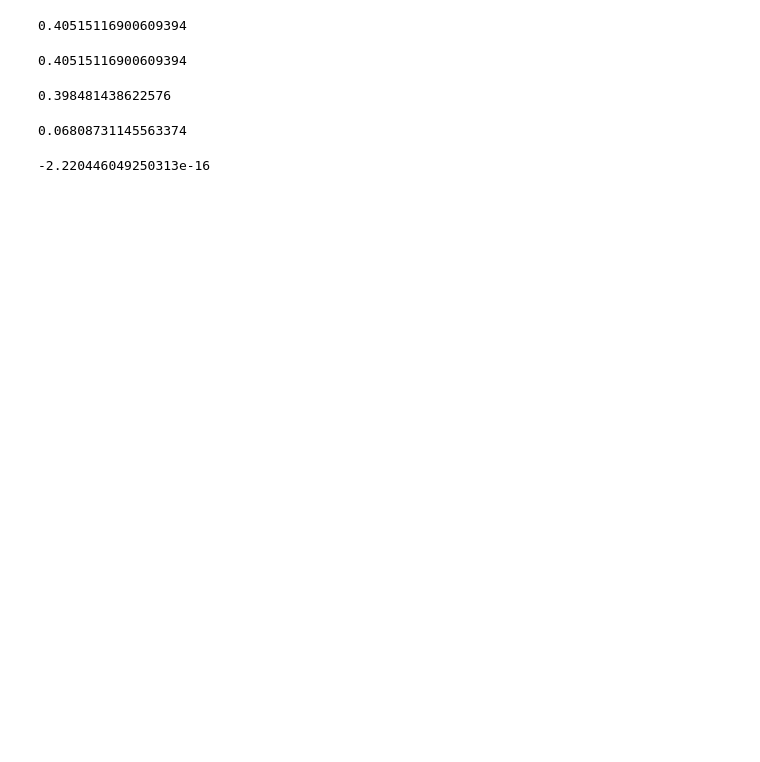
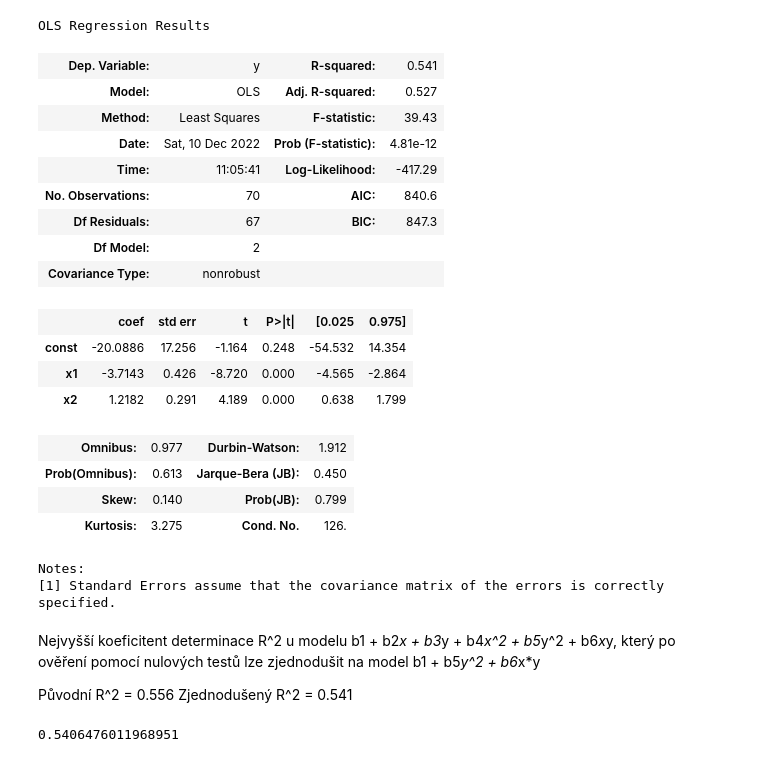
Before and after one commit to DI3GOcze/School-MSP-project, a Jupyter notebook: task2.ipynb, the cells around one changed output. Cells and saved outputs as stored; diff of their text form; code cells hidden in the pictures; blank space fills up the shorter version.

```diff
--- a/task2.ipynb
+++ b/task2.ipynb
@@ -29,0 +80,7 @@ print(model.rsquared)
+# %%
+# Z = b1 + b2*x + b3*y + b4*x^2 + b5*y^2 + b6*x*y
+F = np.column_stack((y, y**2, x*y))
+F = sm.add_constant(F)
+
+model = sm.OLS(z, F).fit()
+display(model.summary())
@@ -30,44 +109,43 @@ print(model.rsquared)
 # %%
-# Z = b1 + b2*x + b3*y + b4*x^2
-F = np.column_stack((x,y, x**2))
+# Z = b1 + b2*x + b3*y + b4*x^2 + b5*y^2 + b6*x*y
+F = np.column_stack((y**2, x*y))
 F = sm.add_constant(F)
 
 model = sm.OLS(z, F).fit()
-print(model.rsquared)
+display(model.summary())
 # %% [output]
-0.40515116900609394
+OLS Regression Results
+| Dep. Variable: | y | R-squared: | 0.541 |
+| Model: | OLS | Adj. R-squared: | 0.527 |
+| Method: | Least Squares | F-statistic: | 39.43 |
+| Date: | Sat, 10 Dec 2022 | Prob (F-statistic): | 4.81e-12 |
+| Time: | 11:05:41 | Log-Likelihood: | -417.29 |
+| No. Observations: | 70 | AIC: | 840.6 |
+| Df Residuals: | 67 | BIC: | 847.3 |
+| Df Model: | 2 |  |  |
+| Covariance Type: | nonrobust |  |  |
+|  | coef | std err | t | P>|t| | [0.025 | 0.975] |
+| const | -20.0886 | 17.256 | -1.164 | 0.248 | -54.532 | 14.354 |
+| x1 | -3.7143 | 0.426 | -8.720 | 0.000 | -4.565 | -2.864 |
+| x2 | 1.2182 | 0.291 | 4.189 | 0.000 | 0.638 | 1.799 |
+| Omnibus: | 0.977 | Durbin-Watson: | 1.912 |
+| Prob(Omnibus): | 0.613 | Jarque-Bera (JB): | 0.450 |
+| Skew: | 0.140 | Prob(JB): | 0.799 |
+| Kurtosis: | 3.275 | Cond. No. | 126. |
+Notes:
+[1] Standard Errors assume that the covariance matrix of the errors is correctly specified.
+# %% [markdown]
+Nejvyšší koeficitent determinace R^2 u modelu b1 + b2*x + b3*y + b4*x^2 + b5*y^2 + b6*x*y,
+který po ověření pomocí nulových testů lze zjednodušit na model b1 + b5*y^2 + b6*x*y
+
+Původní R^2 = 0.556
+Zjednodušený R^2 = 0.541
 # %%
-# Z = b1 + b2*x + b3*y + b4*x^2
-F = np.column_stack((x,y, x**2))
+# Výsledný model se kterým budeme pracovat b1 + b5*y^2 + b6*x*y
+F = np.column_stack((y**2, x*y))
 F = sm.add_constant(F)
 
 model = sm.OLS(z, F).fit()
-print(model.rsquared)
+model.
 # %% [output]
-0.40515116900609394
+0.5406476011968951
-# %%
-# Z = b1 + b2*x + b3*y
-F = np.column_stack((x,y))
-F = sm.add_constant(F)
-
-model = sm.OLS(z, F).fit()
-print(model.rsquared)
-# %% [output]
-0.398481438622576
-# %%
-# Z = b1 + b2*x
-F = x.reshape((-1, 1))
-F = sm.add_constant(F)
-
-model = sm.OLS(z, F).fit()
-print(model.rsquared)
-# %% [output]
-0.06808731145563374
-# %%
-# Z = b1
-F = np.ones(len(x)).reshape((-1, 1))
-
-model = sm.OLS(z, F).fit()
-print(model.rsquared)
-# %% [output]
--2.220446049250313e-16
```
Also changed, not shown: parts of 7 cells of this notebook, 3 other files.
